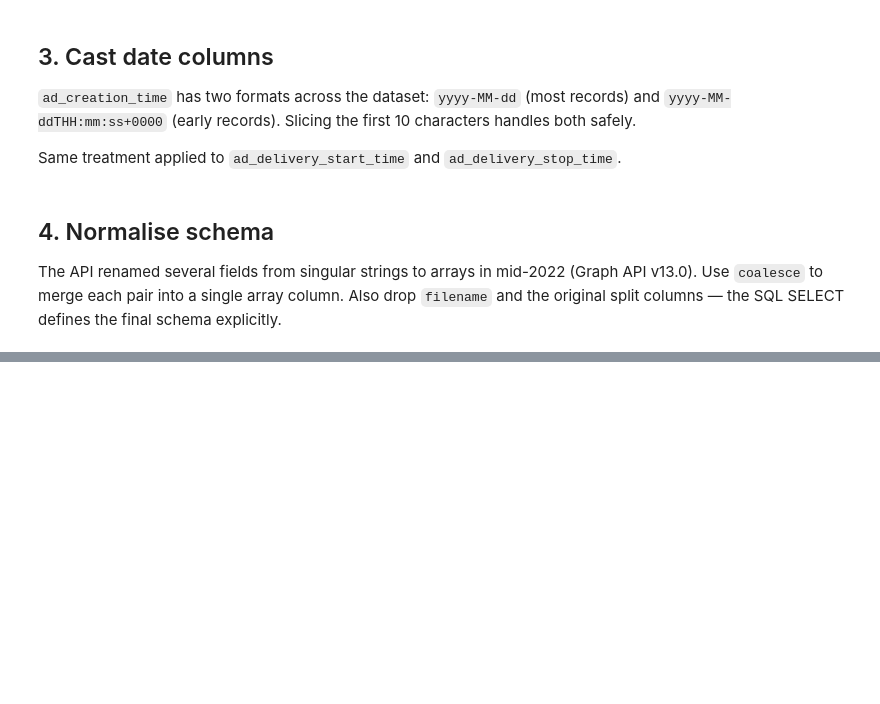
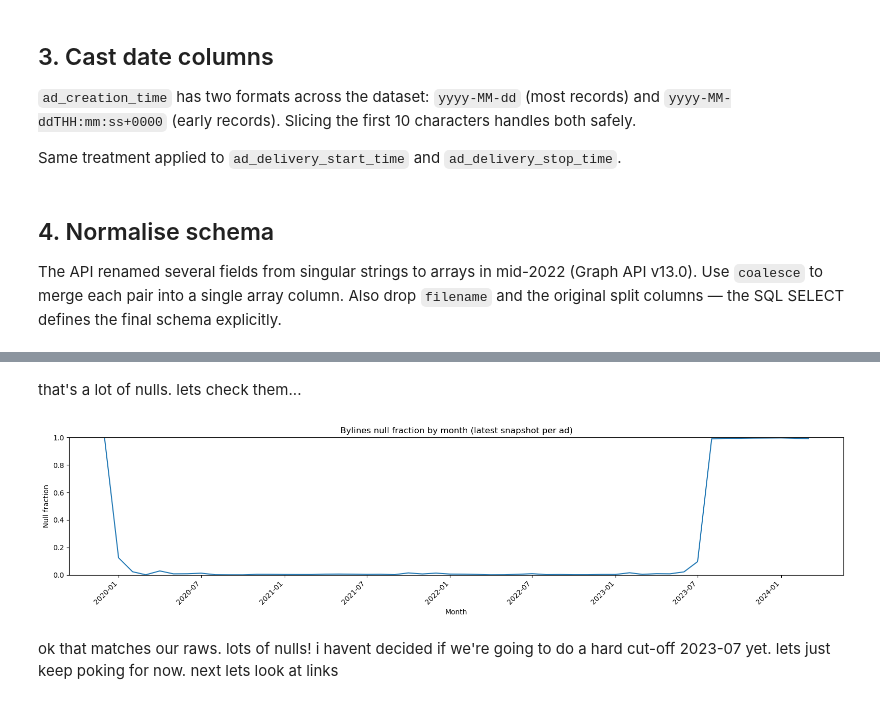
Before and after one commit to stuliveshere/FB_API, a Jupyter notebook: notebooks/02_preprocessing.ipynb, the cells around one changed output, grey strips where cells are left out. Drawn from its saved outputs; the diff is of its cells as text; code cells hidden in the pictures; blank space fills up the shorter version.

```diff
--- a/notebooks/02_preprocessing.ipynb
+++ b/notebooks/02_preprocessing.ipynb
@@ -77,0 +92,8 @@ df.printSchema()
+# %%
+from pyspark.sql.window import Window
+from pyspark.sql.functions import row_number, col
+
+w = Window.partitionBy("id").orderBy(col("snapshot_date").desc())
+df = df.withColumn("ad_seq_no", row_number().over(w))
+print("Total rows:", df.count())
+print("Latest snapshot per ad:", df.filter("ad_seq_no = 1").count())
@@ -77,0 +139,33 @@ df.printSchema()
+# %% [markdown]
+that's a lot of nulls. lets check them...
+# %%
+from pyspark.sql.functions import col, date_trunc, count, sum as spark_sum
+import matplotlib.pyplot as plt
+import pandas as pd
+
+by_month = df.filter("ad_seq_no = 1") \
+    .withColumn("month", date_trunc("month", "ad_creation_date")) \
+    .groupBy("month") \
+    .agg(
+        count("*").alias("total"),
+        spark_sum(col("bylines").isNull().cast("int")).alias("null_bylines")
+    ) \
+    .orderBy("month")
+
+pdf = by_month.toPandas()
+pdf["null_frac"] = pdf["null_bylines"] / pdf["total"]
+pdf["month"] = pd.to_datetime(pdf["month"])
+
+fig, ax = plt.subplots(figsize=(16, 4))
+ax.plot(pdf["month"], pdf["null_frac"])
+ax.set_title("Bylines null fraction by month (latest snapshot per ad)")
+ax.set_xlabel("Month")
+ax.set_ylabel("Null fraction")
+ax.set_ylim(0, 1)
+plt.xticks(rotation=45, ha="right")
+plt.tight_layout()
+plt.show()
+# %% [output]
+[figure, added]
+# %% [markdown]
+ok that matches our raws. lots of nulls! i havent decided if we're going to do a hard cut-off 2023-07 yet. lets just keep poking for now. next lets look at links
```
Also changed, not shown: parts of 18 cells of this notebook, 1 other file.
